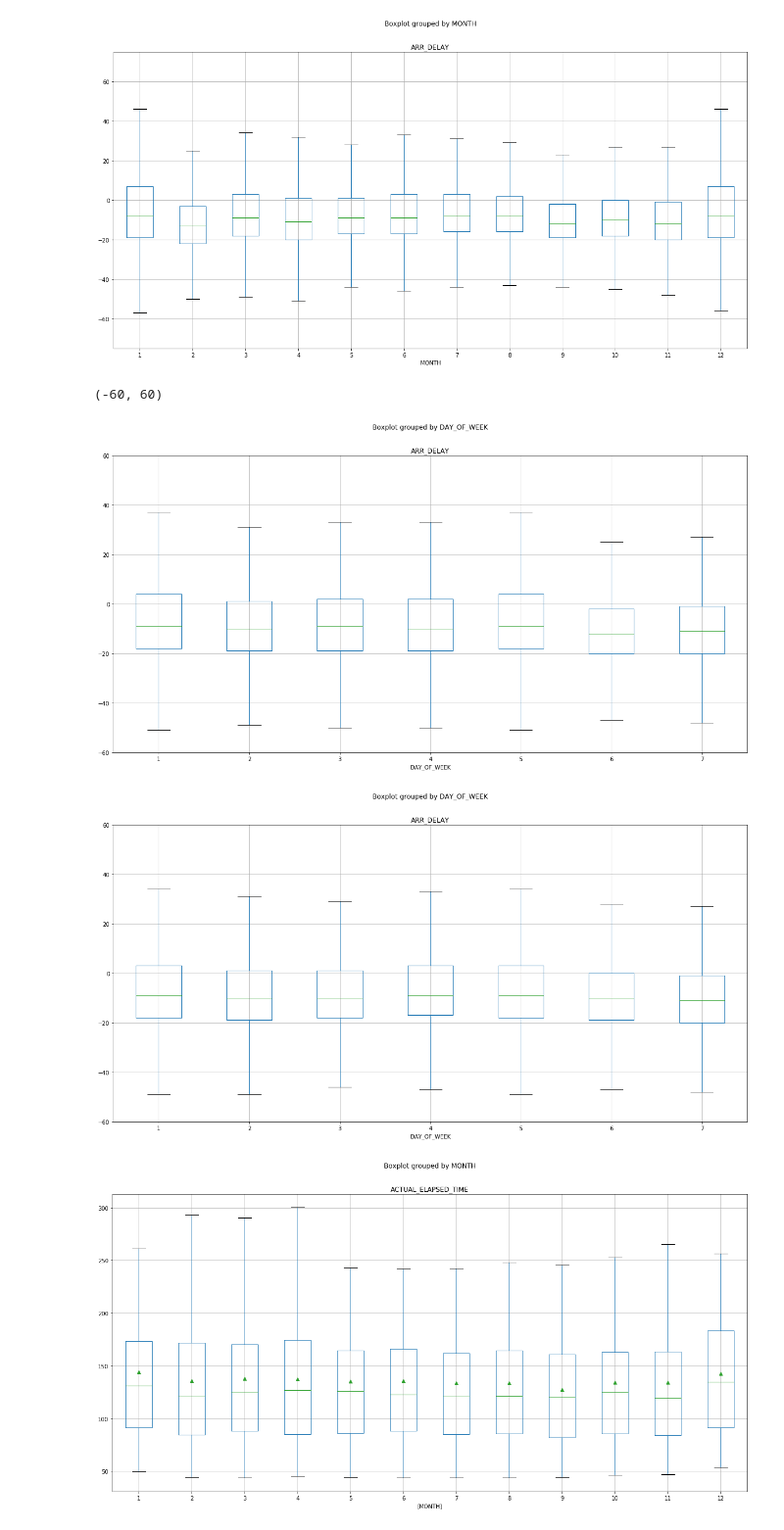
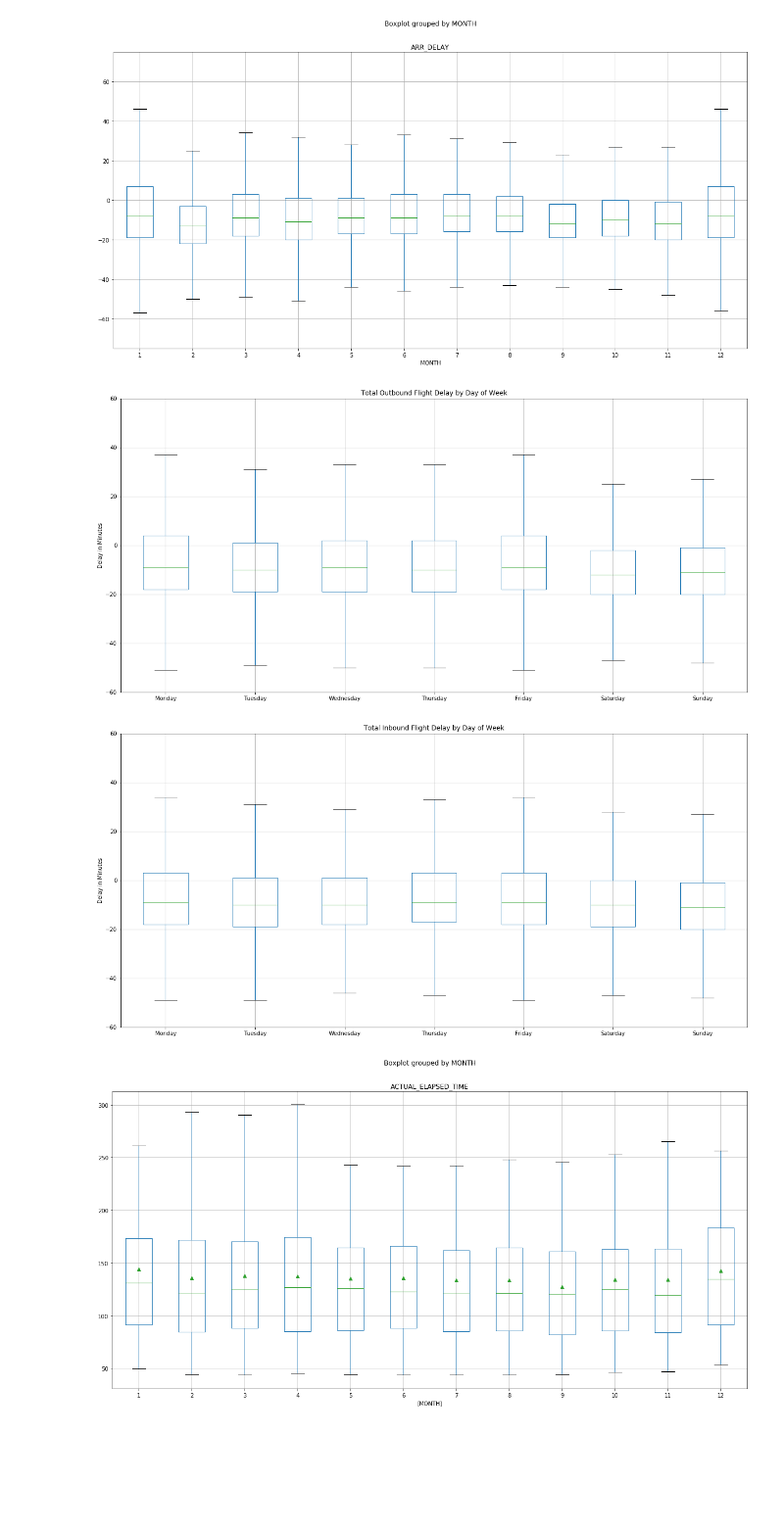
Before and after one commit to HWspam/Delorean, a Jupyter notebook: Delay_Date.ipynb, the cells around one changed output. Shown: that part at 98% size. Drawn from its saved outputs; the diff is of its cells as text; code cells hidden in the pictures; blank space fills up the shorter version.

```diff
--- a/Delay_Date.ipynb
+++ b/Delay_Date.ipynb
@@ -1,11 +1,14 @@
 # %%
 import pandas as pd
+import matplotlib.pyplot as plt
 import scipy.stats as stats
 
 df = pd.read_csv("Resources/cleaned_df.csv", low_memory=False)
 df=df[["MONTH","ARR_DELAY","ORIGIN_AIRPORT","DAY_OF_WEEK","DEST_AIRPORT","ACTUAL_ELAPSED_TIME"]]
 df_outbound=df.loc[df["ORIGIN_AIRPORT"]=="Minneapolis-Saint Paul International Airport",:]
 df_inbound=df.loc[df["DEST_AIRPORT"]=="Minneapolis-Saint Paul International Airport",:]
+
+Weekdays=["Monday","Tuesday","Wednesday","Thursday","Friday","Saturday","Sunday"]
 # %%
 box=df_outbound.boxplot("ARR_DELAY",by="MONTH",figsize=(20,10), showfliers=False)
 box.set_ylim(-75,75)
@@ -15,16 +19,29 @@ box.set_ylim(-75,75)
 (-75, 75)
 [figure]
 [figure]
-# %%
-box=df_outbound.boxplot("ARR_DELAY",by="DAY_OF_WEEK",figsize=(20,10), showfliers=False)
-#1=Monday
-box.set_ylim(-60,60)
-box=df_inbound.boxplot("ARR_DELAY",by="DAY_OF_WEEK",figsize=(20,10), showfliers=False)
-box.set_ylim(-60,60)
-# %% [output]
-(-60, 60)
-[figure, removed]
-[figure, removed]
+# %%
+box=df_outbound.boxplot("ARR_DELAY",by="DAY_OF_WEEK",figsize=(20,10), showfliers=False)
+box.set_ylim(-60,60)
+box.set_xticklabels(Weekdays)
+box.set_ylabel("Delay in Minutes")
+box.set_xlabel("")
+box.set_title("Total Outbound Flight Delay by Day of Week")
+box.get_figure().suptitle('')
+plt.savefig("Resources/Outbound_Day_Delay.png")
+plt.show()
+
+box1=df_inbound.boxplot("ARR_DELAY",by="DAY_OF_WEEK",figsize=(20,10), showfliers=False)
+box1.set_ylim(-60,60)
+box1.set_xticklabels(Weekdays)
+box1.set_ylabel("Delay in Minutes")
+box1.set_xlabel("")
+box1.set_title("Total Inbound Flight Delay by Day of Week")
+box1.get_figure().suptitle('')
+plt.savefig("Resources/Inbound_Day_Delay.png")
+plt.show()
+# %% [output]
+[figure, added]
+[figure, added]
 # %%
 df_elapsed_month=df_outbound.groupby(["MONTH","DEST_AIRPORT"]).mean()
 df_elapsed_month=df_elapsed_month.reset_index(drop=False)
```
Also changed, not shown: parts of 1 cell of this notebook, 2 other files.
